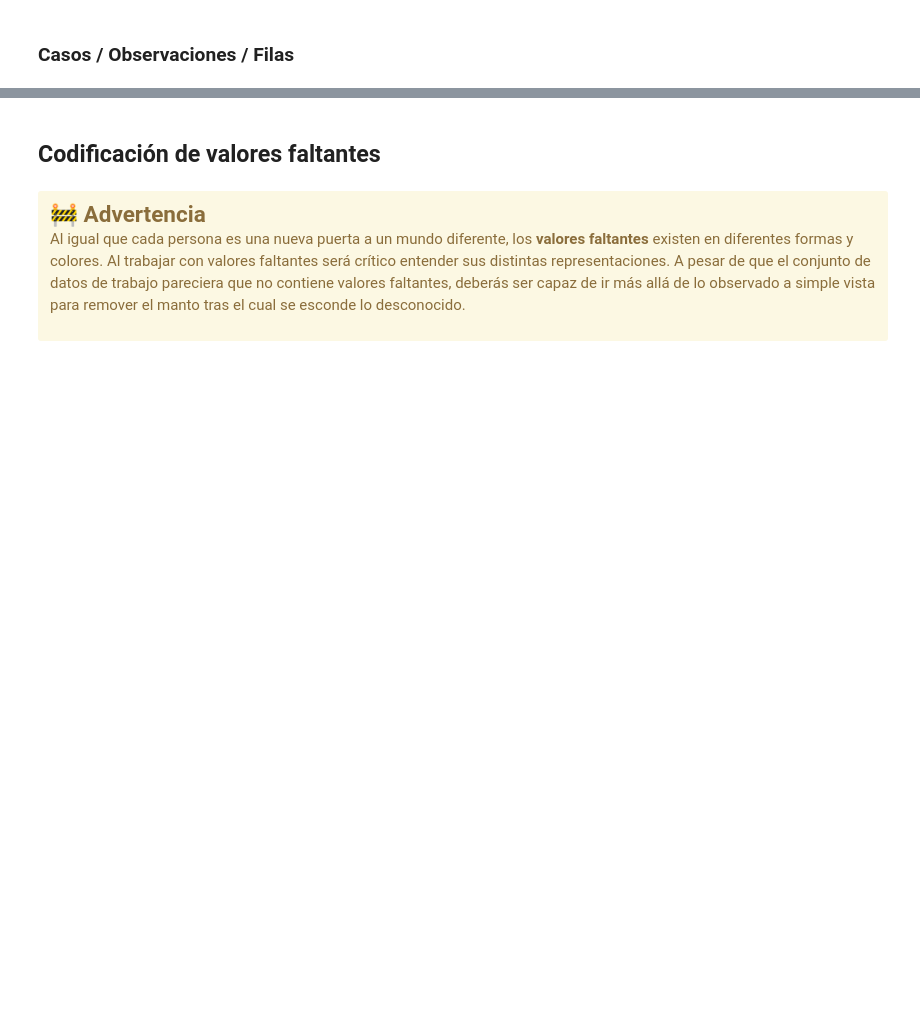
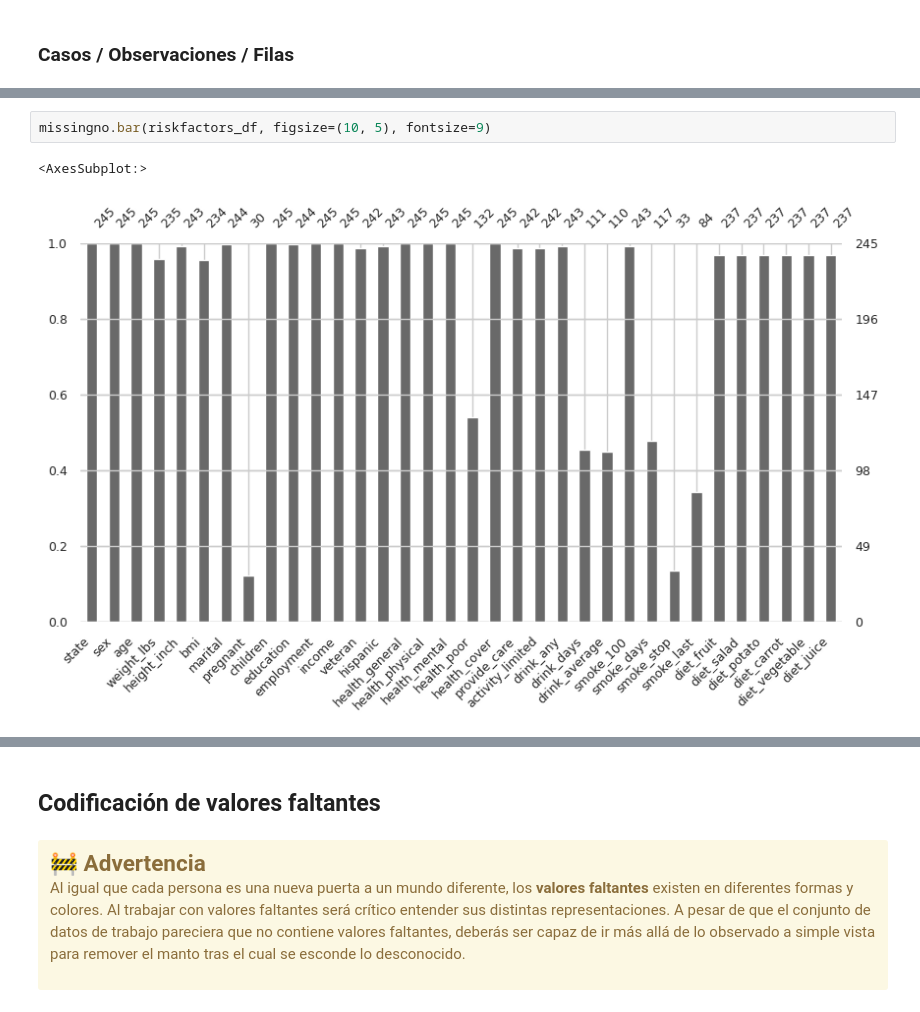
Before and after one commit to fcisnerosr/datos_faltantes, a Jupyter notebook: curso-datos-faltantes-main/jupyter/live-exploration-missing-values.ipynb, the cells around one changed output, grey strips where cells are left out. Drawn from its saved outputs; the diff is of its cells as text; blank space fills up the shorter version.

```diff
--- a/curso-datos-faltantes-main/jupyter/live-exploration-missing-values.ipynb
+++ b/curso-datos-faltantes-main/jupyter/live-exploration-missing-values.ipynb
@@ -449,0 +573,5 @@ riskfactors_df.missing.number_missing()
+# %%
+missingno.bar(riskfactors_df, figsize=(10, 5), fontsize=9)
+# %% [output]
+<AxesSubplot:>
+[figure, added]
```
Also changed, not shown: parts of 21 cells of this notebook.
